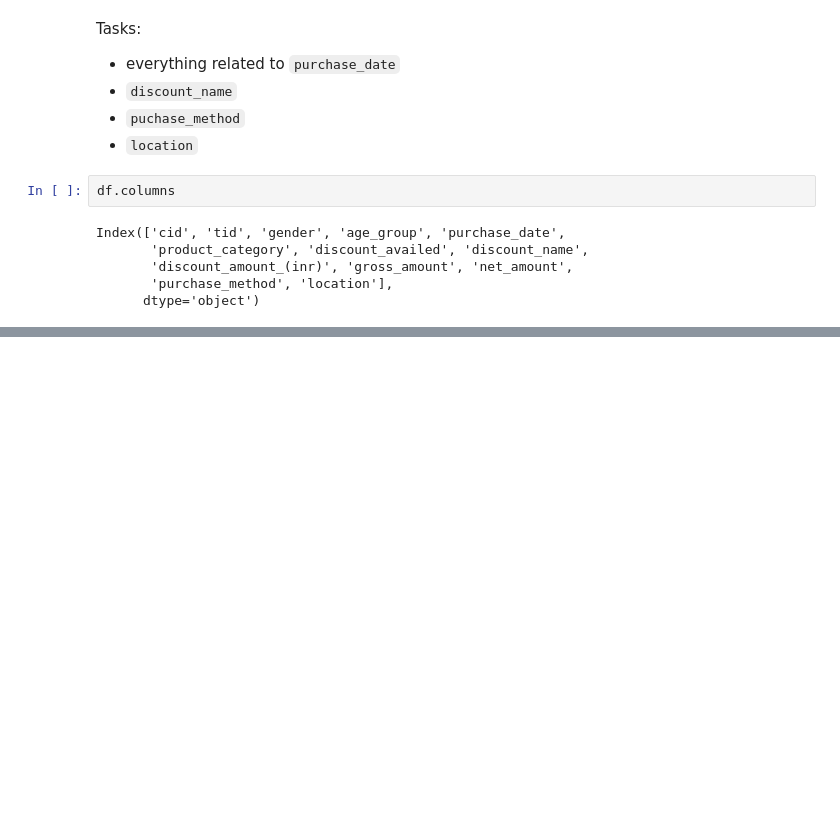
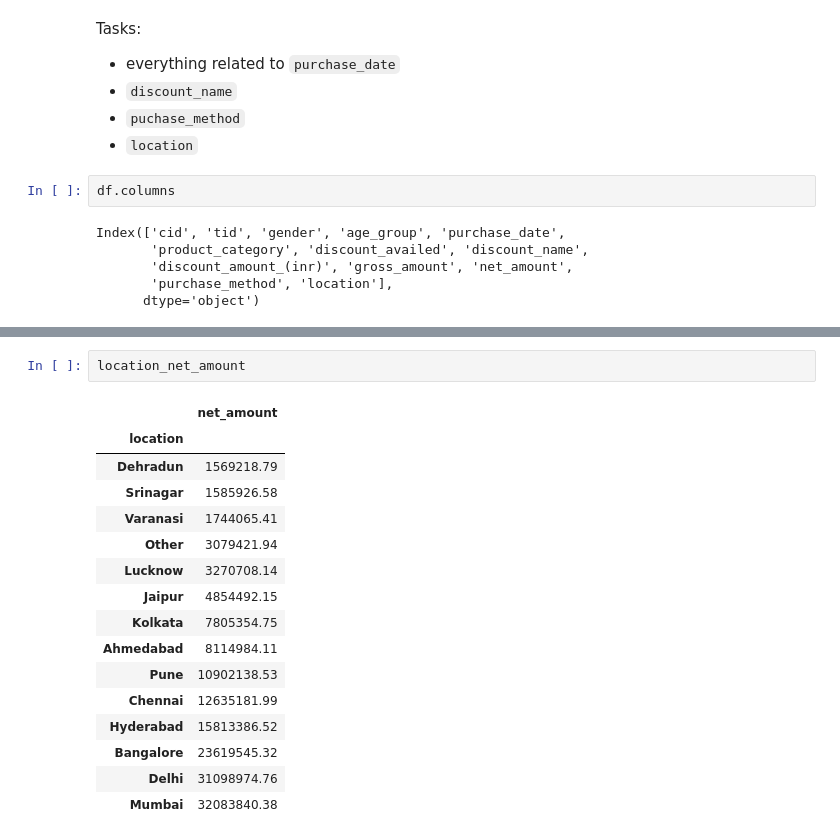
Before and after one commit to smartestnerdfromtown/Data-Analytics-Projects, a Jupyter notebook: Ecommerce Dataset for Data Analysis/ecommerce_analysis.ipynb, the cells around one changed output, grey strips where cells are left out. Drawn from its saved outputs; the diff is of its cells as text; blank space fills up the shorter version.

```diff
--- a/Ecommerce Dataset for Data Analysis/ecommerce_analysis.ipynb
+++ b/Ecommerce Dataset for Data Analysis/ecommerce_analysis.ipynb
@@ -206,0 +623,19 @@ Index(['cid', 'tid', 'gender', 'age_group', 'purchase_date',
+# %%
+location_net_amount
+# %% [output]
+|  | net_amount |
+| location |  |
+| Dehradun | 1569218.79 |
+| Srinagar | 1585926.58 |
+| Varanasi | 1744065.41 |
+| Other | 3079421.94 |
+| Lucknow | 3270708.14 |
+| Jaipur | 4854492.15 |
+| Kolkata | 7805354.75 |
+| Ahmedabad | 8114984.11 |
+| Pune | 10902138.53 |
+| Chennai | 12635181.99 |
+| Hyderabad | 15813386.52 |
+| Bangalore | 23619545.32 |
+| Delhi | 31098974.76 |
+| Mumbai | 32083840.38 |
```
Also changed, not shown: parts of 33 cells of this notebook.
